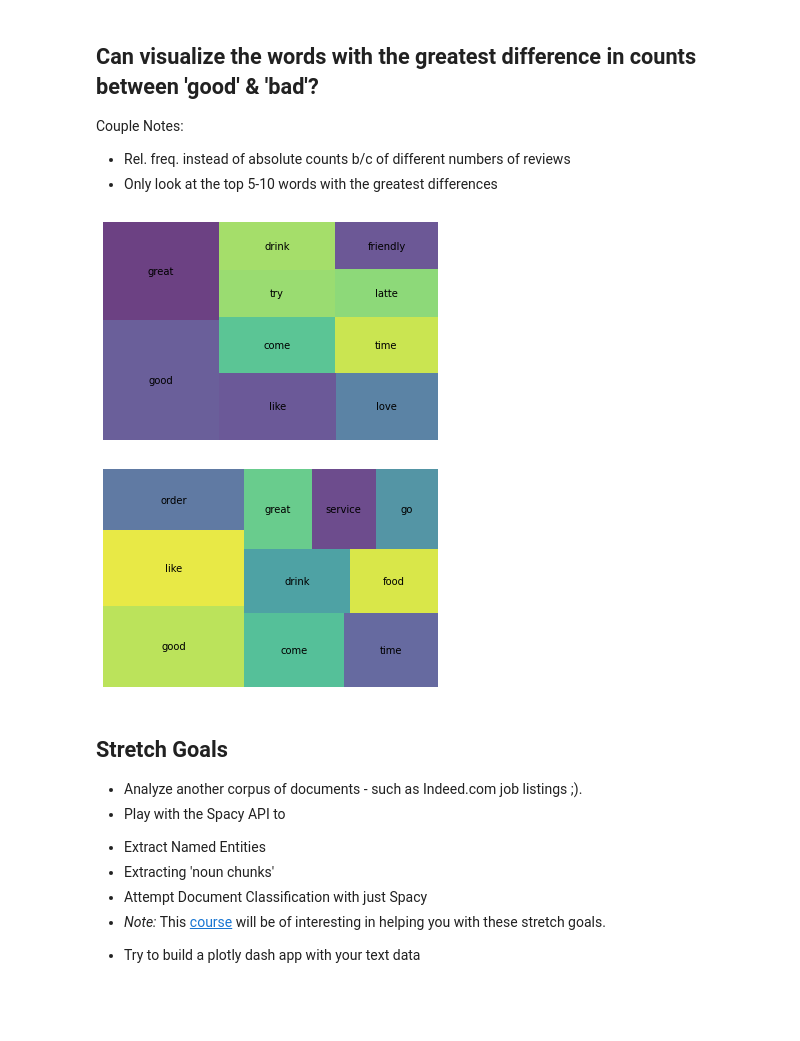
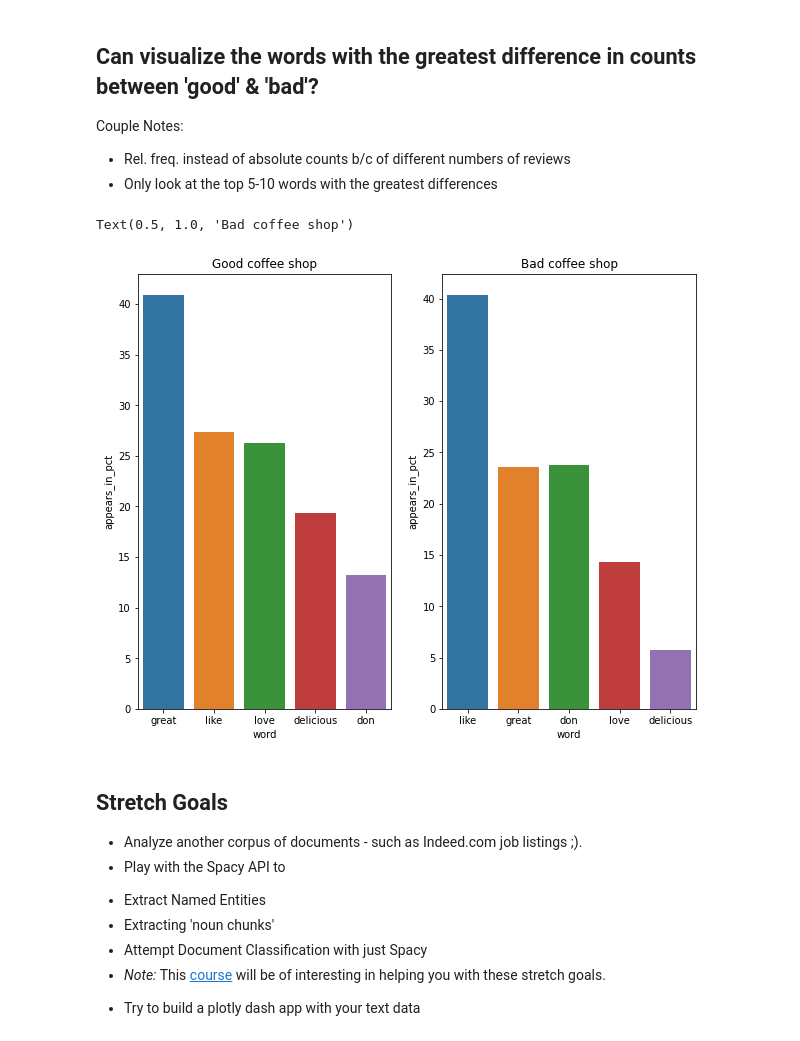
Before and after one commit to minh14496/DS-Unit-4-Sprint-1-NLP, a Jupyter notebook: module1-text-data/LS_DS_411_Text_Data_Assignment.ipynb, the cells around one changed output. Cells and saved outputs as stored; diff of their text form; code cells hidden in the pictures; blank space fills up the shorter version.

```diff
--- a/module1-text-data/LS_DS_411_Text_Data_Assignment.ipynb
+++ b/module1-text-data/LS_DS_411_Text_Data_Assignment.ipynb
@@ -237,19 +217,17 @@ def get_sentiment(rating):
-# %%
-wc_good_top10 = wc_good[wc_good['rank'] <= 10]
-
-squarify.plot(sizes=wc_good_top10['pct_total'], label=wc_good_top10['word'], alpha=.8 )
-plt.axis('off')
-plt.show()
-# %% [output]
-[figure, removed]
-# %%
-wc_bad_top10 = wc_bad[wc_bad['rank'] <= 10]
-
-squarify.plot(sizes=wc_bad_top10['pct_total'], label=wc_bad_top10['word'], alpha=.8 )
-plt.axis('off')
-plt.show()
-# %% [output]
-[figure, removed]
+# %%
+list_of_words = ['like', 'don', 'great', 'love', 'delicious']
+# %%
+wc_good_top5 = wc_good[wc_good['word'].isin(list_of_words)]
+wc_bad_top5 = wc_bad[wc_bad['word'].isin(list_of_words)]
+# %%
+fig, (ax1, ax2) = plt.subplots(figsize=(10,8), ncols=2)
+sns.barplot(x='word', y='appears_in_pct', data=wc_good_top5, ax=ax1)
+ax1.set_title('Good coffee shop')
+sns.barplot(x='word', y='appears_in_pct', data=wc_bad_top5, ax=ax2)
+ax2.set_title('Bad coffee shop')
+# %% [output]
+Text(0.5, 1.0, 'Bad coffee shop')
+[figure, added]
 # %% [markdown]
 ## Stretch Goals
 
```
Also changed, not shown: parts of 4 cells of this notebook.
